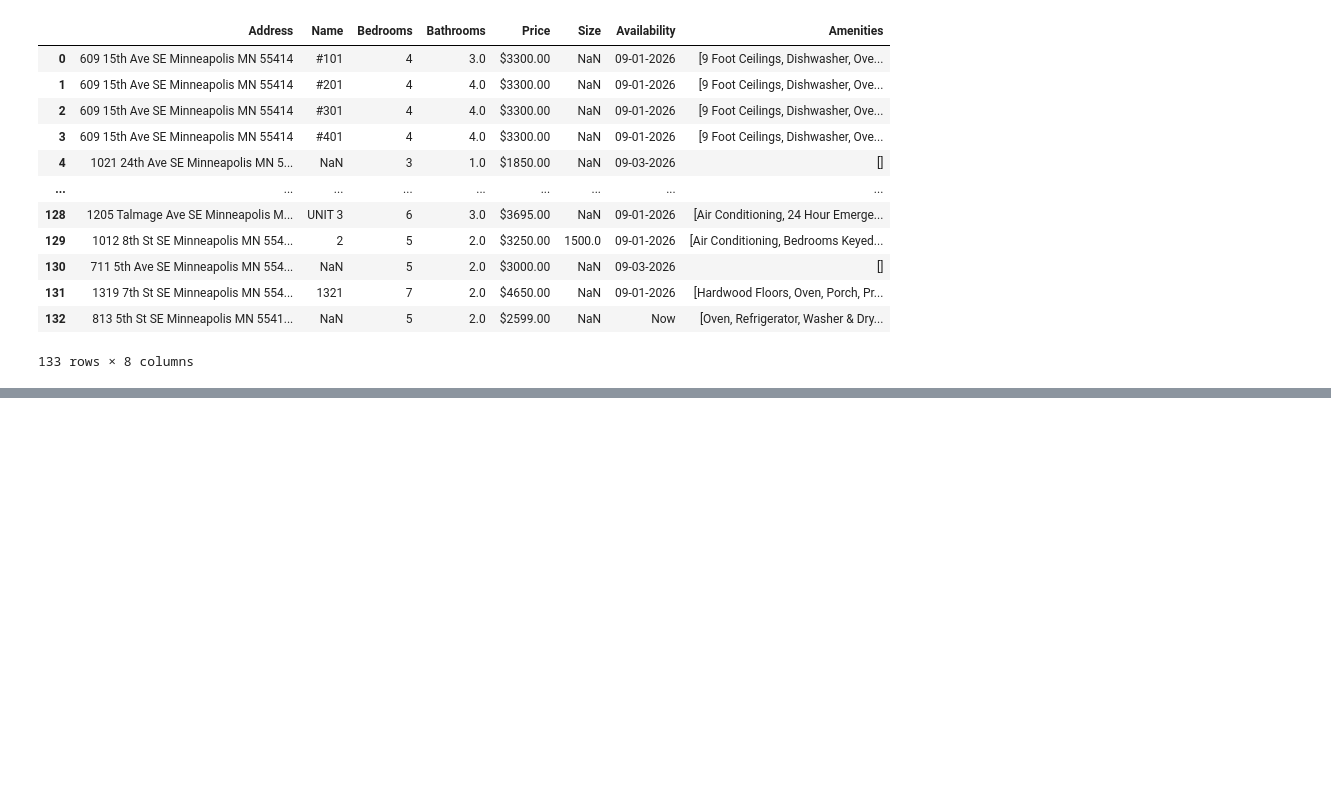
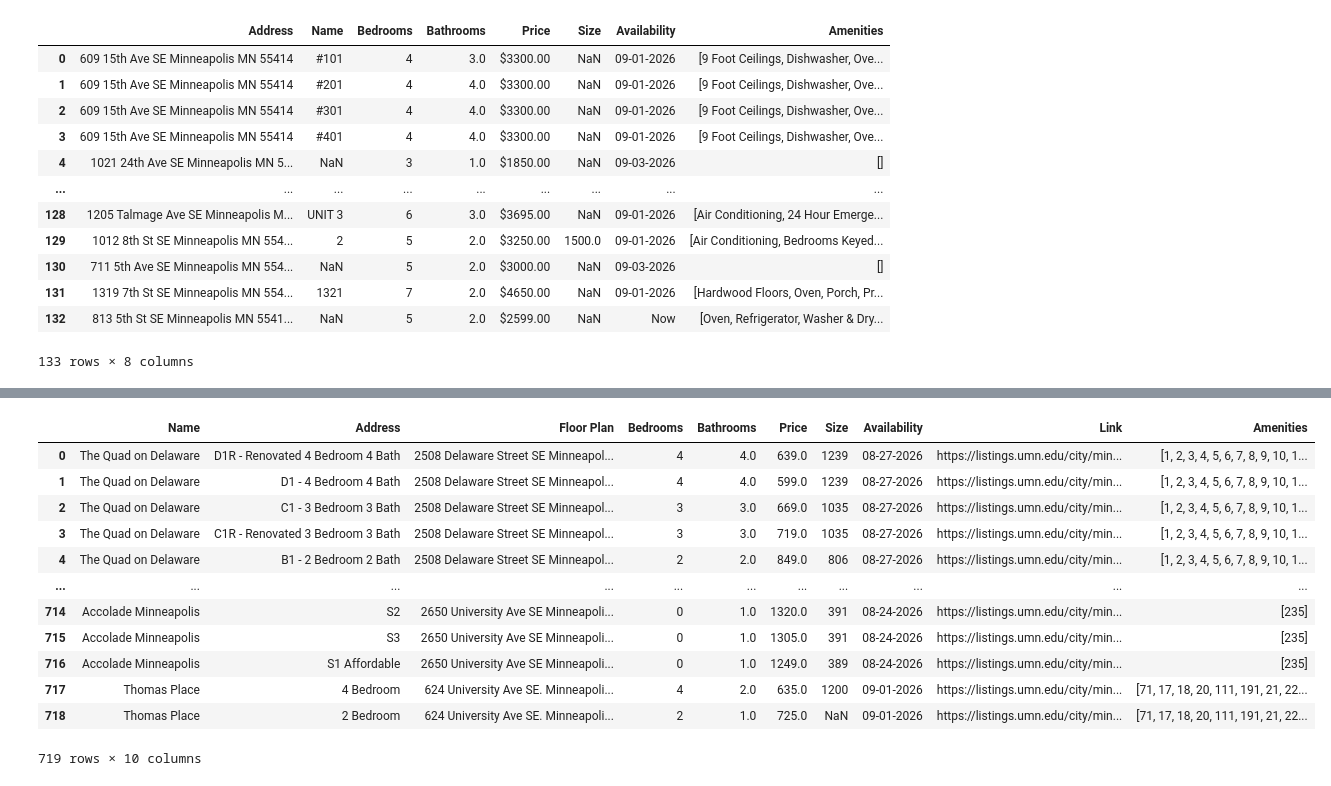
Before and after one commit to ma000694/Apartment-Finder, a Jupyter notebook: ML/ml.ipynb, the cells around one changed output, grey strips where cells are left out. Cells and saved outputs as stored; diff of their text form; code cells hidden in the pictures; blank space fills up the shorter version.

Commit message:
Engineered amenities and added cosine similarity

```diff
--- a/ML/ml.ipynb
+++ b/ML/ml.ipynb
@@ -148,0 +145,35 @@ NameError: name 'house_df' is not defined
+# %%
+df['Amenities'] = df['Amenities'].astype('object')
+amenity_dic = {}
+amenity_id = 1
+
+# can likely be optimized by only pulling unique apartments
+for value in df['Amenities']:
+    for amenity in value:
+        if amenity not in amenity_dic.keys():
+            amenity_dic[amenity] = amenity_id
+            amenity_id += 1
+
+index = 0
+for value in df['Amenities']:
+    id_list = []
+    for amenity in value:
+        id_list.append(amenity_dic[amenity])
+    df.iloc[index, -1] = f'{id_list}'
+    index += 1
+
+df
+# %% [output]
+|  | Name | Address | Floor Plan | Bedrooms | Bathrooms | Price | Size | Availability | Link | Amenities |
+| 0 | The Quad on Delaware | D1R - Renovated 4 Bedroom 4 Bath | 2508 Delaware Street SE Minneapol... | 4 | 4.0 | 639.0 | 1239 | 08-27-2026 | https://listings.umn.edu/city/min... | [1, 2, 3, 4, 5, 6, 7, 8, 9, 10, 1... |
+| 1 | The Quad on Delaware | D1 - 4 Bedroom 4 Bath | 2508 Delaware Street SE Minneapol... | 4 | 4.0 | 599.0 | 1239 | 08-27-2026 | https://listings.umn.edu/city/min... | [1, 2, 3, 4, 5, 6, 7, 8, 9, 10, 1... |
+| 2 | The Quad on Delaware | C1 - 3 Bedroom 3 Bath | 2508 Delaware Street SE Minneapol... | 3 | 3.0 | 669.0 | 1035 | 08-27-2026 | https://listings.umn.edu/city/min... | [1, 2, 3, 4, 5, 6, 7, 8, 9, 10, 1... |
+| 3 | The Quad on Delaware | C1R - Renovated 3 Bedroom 3 Bath | 2508 Delaware Street SE Minneapol... | 3 | 3.0 | 719.0 | 1035 | 08-27-2026 | https://listings.umn.edu/city/min... | [1, 2, 3, 4, 5, 6, 7, 8, 9, 10, 1... |
+| 4 | The Quad on Delaware | B1 - 2 Bedroom 2 Bath | 2508 Delaware Street SE Minneapol... | 2 | 2.0 | 849.0 | 806 | 08-27-2026 | https://listings.umn.edu/city/min... | [1, 2, 3, 4, 5, 6, 7, 8, 9, 10, 1... |
+| ... | ... | ... | ... | ... | ... | ... | ... | ... | ... | ... |
+| 714 | Accolade Minneapolis | S2 | 2650 University Ave SE Minneapoli... | 0 | 1.0 | 1320.0 | 391 | 08-24-2026 | https://listings.umn.edu/city/min... | [235] |
+| 715 | Accolade Minneapolis | S3 | 2650 University Ave SE Minneapoli... | 0 | 1.0 | 1305.0 | 391 | 08-24-2026 | https://listings.umn.edu/city/min... | [235] |
+| 716 | Accolade Minneapolis | S1 Affordable | 2650 University Ave SE Minneapoli... | 0 | 1.0 | 1249.0 | 389 | 08-24-2026 | https://listings.umn.edu/city/min... | [235] |
+| 717 | Thomas Place | 4 Bedroom | 624 University Ave SE. Minneapoli... | 4 | 2.0 | 635.0 | 1200 | 09-01-2026 | https://listings.umn.edu/city/min... | [71, 17, 18, 20, 111, 191, 21, 22... |
+| 718 | Thomas Place | 2 Bedroom | 624 University Ave SE. Minneapoli... | 2 | 1.0 | 725.0 | NaN | 09-01-2026 | https://listings.umn.edu/city/min... | [71, 17, 18, 20, 111, 191, 21, 22... |
+719 rows × 10 columns
```
Also changed, not shown: parts of 8 cells of this notebook, 3 other files.
